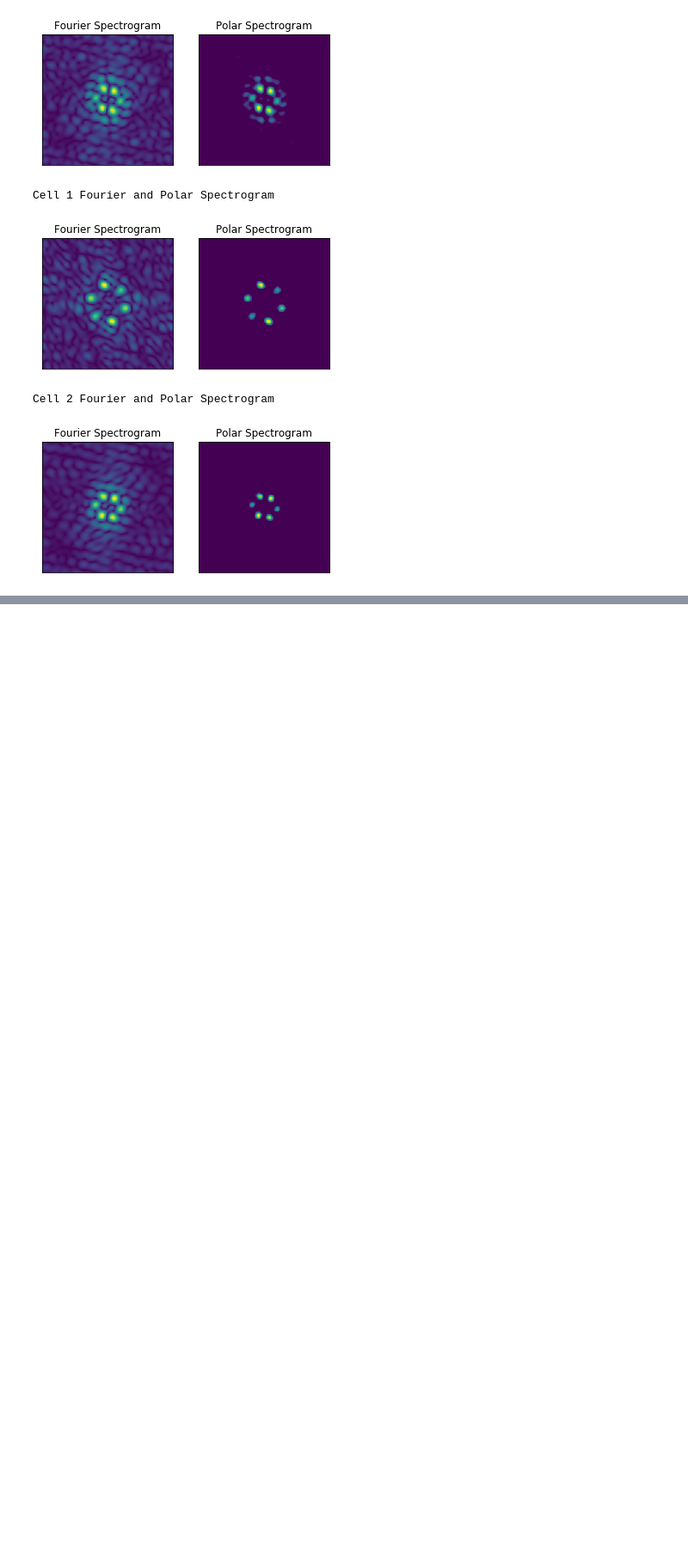
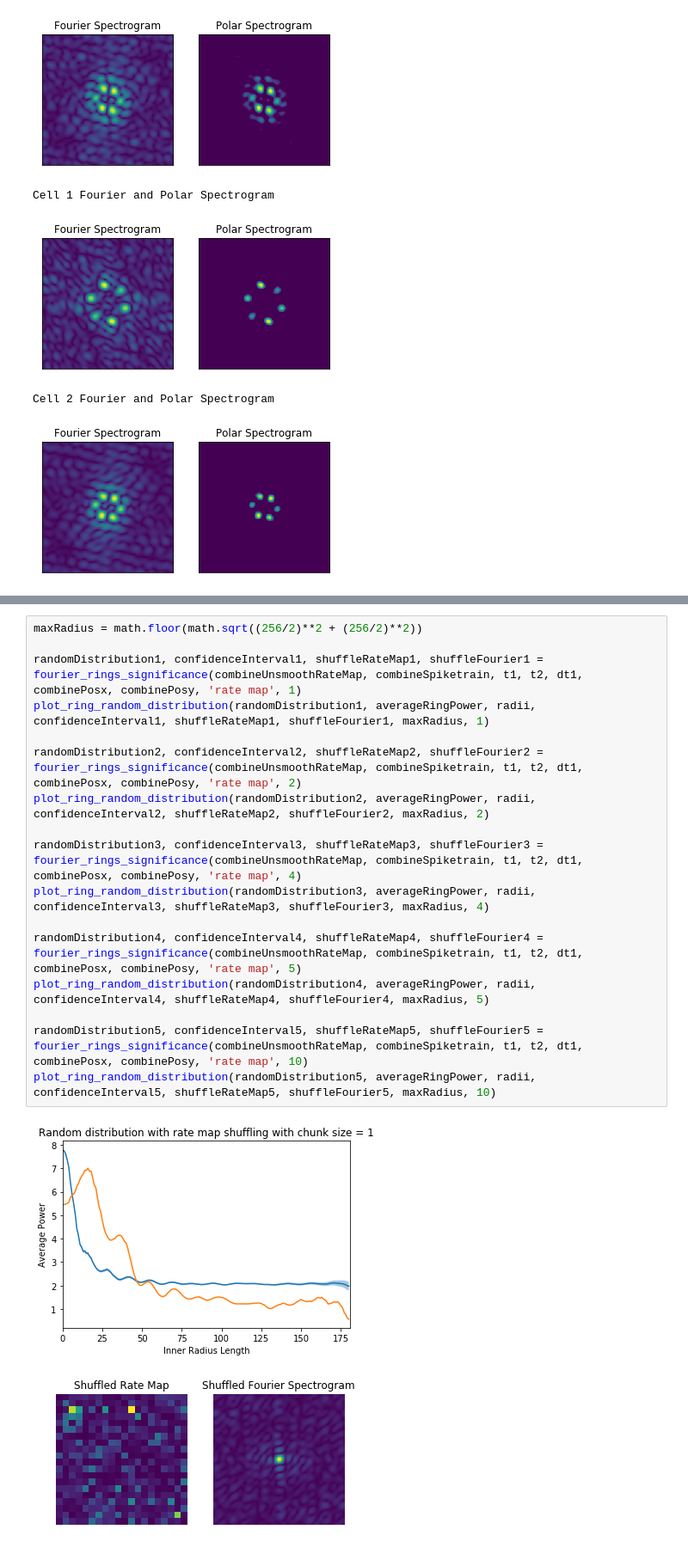
Before and after one commit to phoebeso/mec-cell-classification, a Jupyter notebook: mec_cell_classification.ipynb, the cells around one changed output, grey strips where cells are left out. Shown at 86% size. Saved outputs shown, nothing was run; the diff lists cells and outputs as text; blank space fills up the shorter version.

```diff
--- a/mec_cell_classification.ipynb
+++ b/mec_cell_classification.ipynb
@@ -474,0 +282,20 @@ Random distribution with rate map shuffling with chunk size = 5
+# %%
+maxRadius = math.floor(math.sqrt((256/2)**2 + (256/2)**2))
+
+randomDistribution1, confidenceInterval1, shuffleRateMap1, shuffleFourier1 = fourier_rings_significance(combineUnsmoothRateMap, combineSpiketrain, t1, t2, dt1, combinePosx, combinePosy, 'rate map', 1)
+plot_ring_random_distribution(randomDistribution1, averageRingPower, radii, confidenceInterval1, shuffleRateMap1, shuffleFourier1, maxRadius, 1)
+
+randomDistribution2, confidenceInterval2, shuffleRateMap2, shuffleFourier2 = fourier_rings_significance(combineUnsmoothRateMap, combineSpiketrain, t1, t2, dt1, combinePosx, combinePosy, 'rate map', 2)
+plot_ring_random_distribution(randomDistribution2, averageRingPower, radii, confidenceInterval2, shuffleRateMap2, shuffleFourier2, maxRadius, 2)
+
+randomDistribution3, confidenceInterval3, shuffleRateMap3, shuffleFourier3 = fourier_rings_significance(combineUnsmoothRateMap, combineSpiketrain, t1, t2, dt1, combinePosx, combinePosy, 'rate map', 4)
+plot_ring_random_distribution(randomDistribution3, averageRingPower, radii, confidenceInterval3, shuffleRateMap3, shuffleFourier3, maxRadius, 4)
+
+randomDistribution4, confidenceInterval4, shuffleRateMap4, shuffleFourier4 = fourier_rings_significance(combineUnsmoothRateMap, combineSpiketrain, t1, t2, dt1, combinePosx, combinePosy, 'rate map', 5)
+plot_ring_random_distribution(randomDistribution4, averageRingPower, radii, confidenceInterval4, shuffleRateMap4, shuffleFourier4, maxRadius, 5)
+
+randomDistribution5, confidenceInterval5, shuffleRateMap5, shuffleFourier5 = fourier_rings_significance(combineUnsmoothRateMap, combineSpiketrain, t1, t2, dt1, combinePosx, combinePosy, 'rate map', 10)
+plot_ring_random_distribution(randomDistribution5, averageRingPower, radii, confidenceInterval5, shuffleRateMap5, shuffleFourier5, maxRadius, 10)
+# %% [output]
+[figure, added]
+[figure, added]
```
Also changed, not shown: parts of 17 cells of this notebook.
